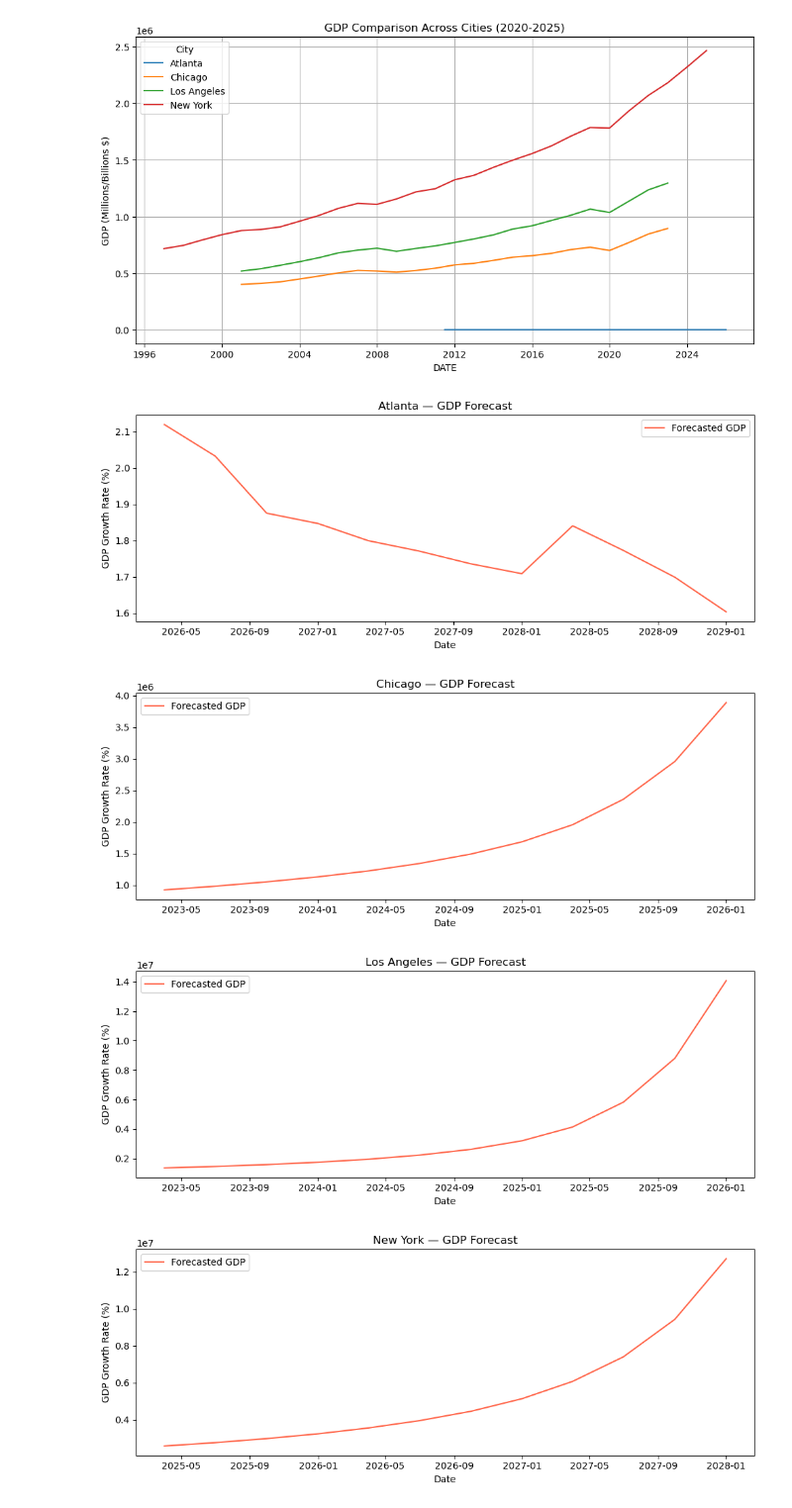
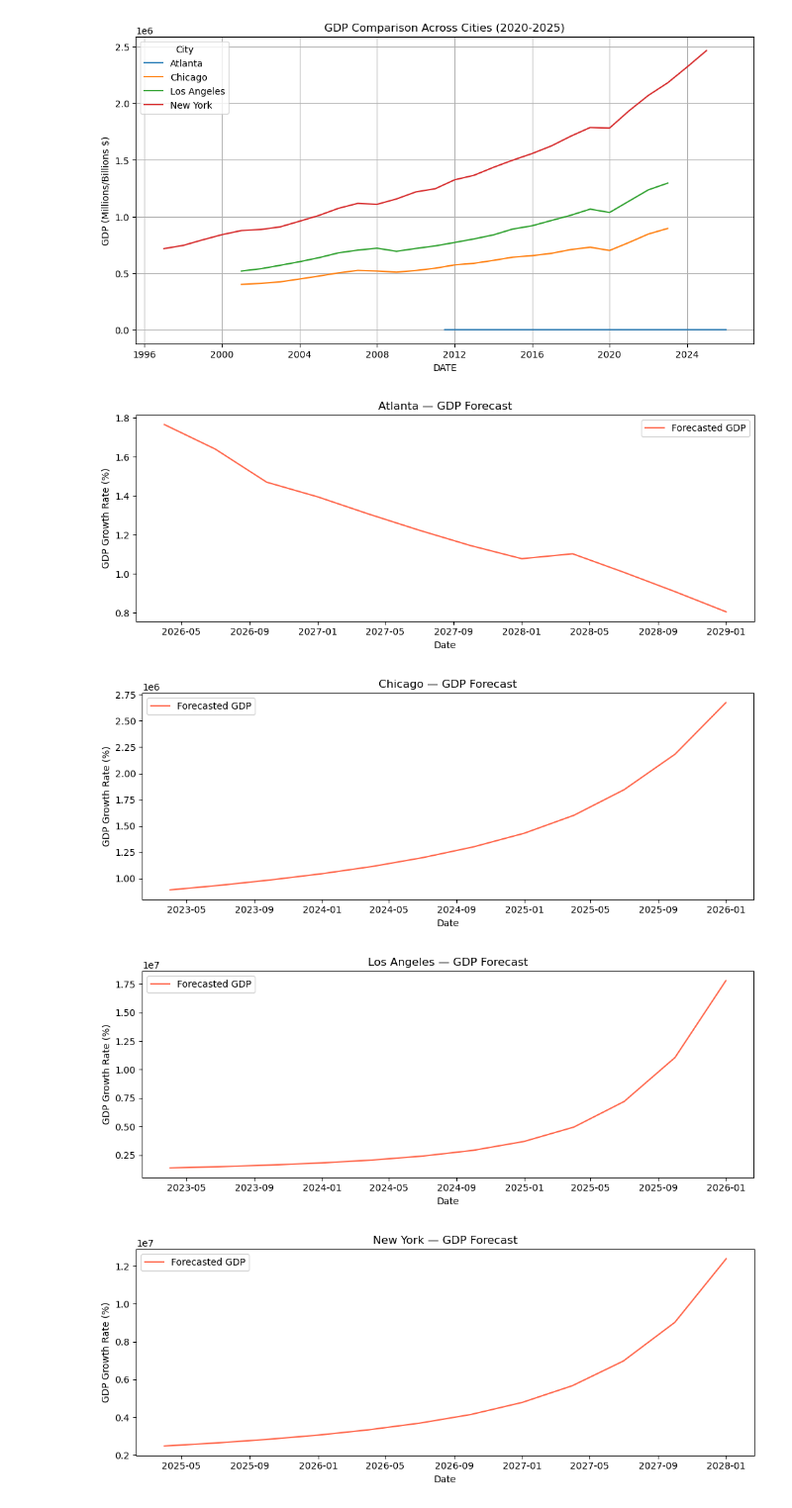
Before and after one commit to alexawiker359/404GroupProject, a Jupyter notebook: Data_Exploration.ipynb, the cells around one changed output. Shown at 99% size. Cells and saved outputs as stored; diff of their text form; code cells hidden in the pictures.

```diff
--- a/Data_Exploration.ipynb
+++ b/Data_Exploration.ipynb
@@ -303,9 +303,10 @@ plt.show()
 LST_WINDOW = 12
 FORECAST_STEPS = 12
 city_forecasts = {}
+city_scalers = {}
 
 for city in gdp_combined['City'].unique():
-    scaler = city_scalers[city]
+    scaler = MinMaxScaler()
     city_vals = gdp_combined[gdp_combined['City'] == city]['GDP'].values.reshape(-1, 1)
     scaled_data = scaler.fit_transform(city_vals)
 
@@ -321,37 +322,37 @@ for city in gdp_combined['City'].unique():
         Dense(1)
     ])
     model.compile(optimizer='adam', loss='mse')
     model.fit(X, y, epochs=100, verbose=0)
 
     current_batch = scaled_data[-LST_WINDOW:].reshape((1, LST_WINDOW, 1))
     future_preds = []
 
     for _ in range(FORECAST_STEPS):
         pred = model(current_batch, training=False).numpy()[0, 0]
         future_preds.append(pred)
         current_batch = np.roll(current_batch, -1, axis=1)
         current_batch[0, -1, 0] = pred
 
     city_forecasts[city] = scaler.inverse_transform(np.array(future_preds).reshape(-1, 1)).flatten()
 
 for city in city_forecasts:
     city_dates = gdp_combined[gdp_combined['City'] == city]['DATE'].values
     last_date = pd.to_datetime(city_dates[-1])
     future_dates = pd.date_range(start=last_date, periods=FORECAST_STEPS + 1, freq='QS')[1:]
 
     plt.figure(figsize=(10, 4))
     plt.plot(future_dates, city_forecasts[city], label='Forecasted GDP', color='tomato')
     plt.title(f'{city} — GDP Forecast')
     plt.xlabel('Date')
     plt.ylabel('GDP Growth Rate (%)')
     plt.legend()
     plt.tight_layout()
     plt.show()
 # %% [output]
-[figure, old version]
+[figure, new version]
-[figure, old version]
+[figure, new version]
-[figure, old version]
+[figure, new version]
-[figure, old version]
+[figure, new version]
 # %%
 from tensorflow.keras.callbacks import EarlyStopping
 from tensorflow.keras.layers import Flatten
```
Also changed, not shown: parts of 6 cells of this notebook.
